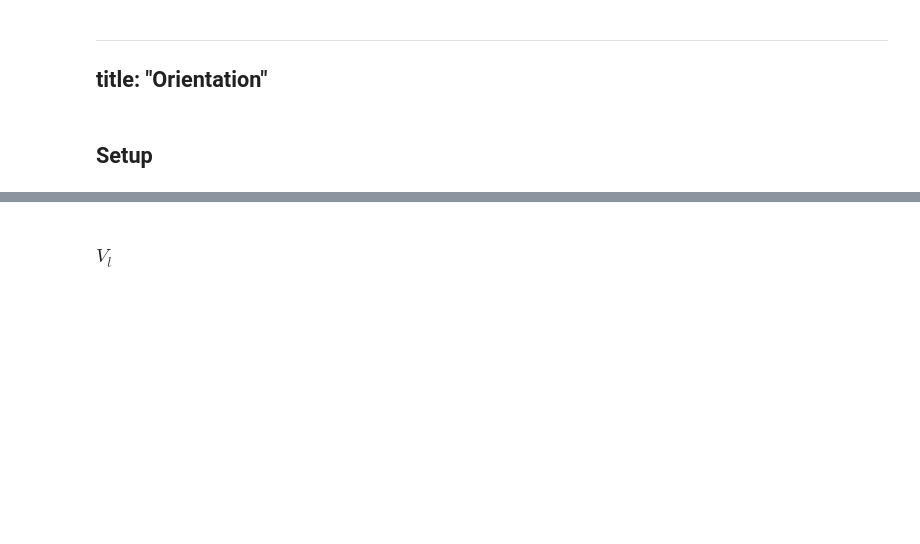
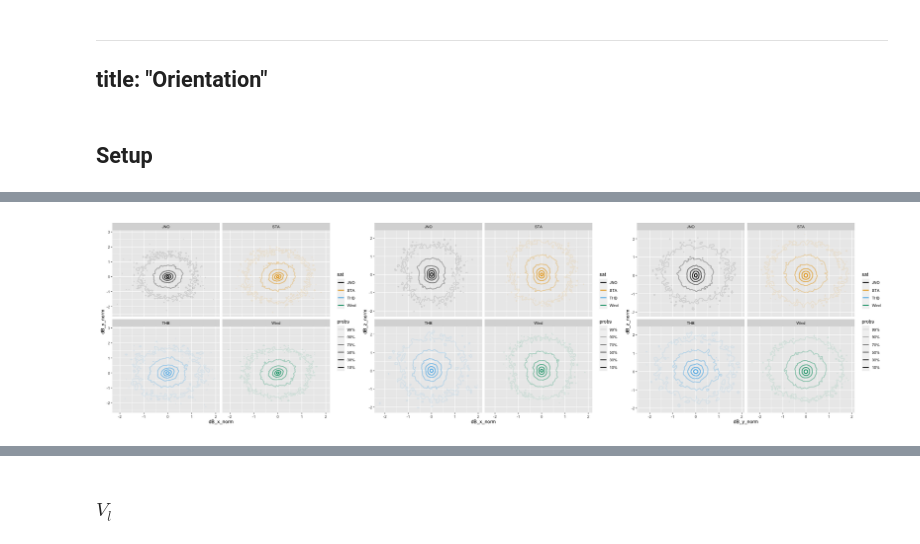
Before and after one commit to Beforerr/discontinuitypy, a Jupyter notebook: notebooks/analysis/02_orientation.ipynb, the cells around one changed output, grey strips where cells are left out. Cells and saved outputs as stored; diff of their text form; code cells hidden in the pictures; blank space fills up the shorter version.

```diff
--- a/notebooks/analysis/02_orientation.ipynb
+++ b/notebooks/analysis/02_orientation.ipynb
@@ -64,0 +111,34 @@ all_events_l2 = all_events_l1.pipe(process_events_l2)
+# %%
+%%R
+
+probs <- c(0.99, 0.9, 0.7, 0.5, 0.3, 0.1)
+
+plot_plot <- function(df, x, y, type = "hdr") {
+  p <- ggplot(all_events_l1, aes(x = .data[[x]], y = .data[[y]]) ) +
+    facet_wrap(vars(sat)) +
+    scale_color_okabeito(palette = "black_first")
+
+  if (type == "hdr") {
+    p <- p + geom_hdr_lines(
+      aes(color=sat),
+      probs = probs
+    )
+  } else if (type == "density") {
+    p <- p + geom_density_2d_filled()
+  }
+
+  return (p)
+}
+# %%
+%%R -w 1800
+
+x <- "dB_x_norm"
+y <- "dB_y_norm"
+z <- "dB_z_norm"
+
+p1 <- plot_plot(all_events_l1, x, y)
+p2 <- plot_plot(all_events_l1, x, z)
+p3 <- plot_plot(all_events_l1, y, z)
+
+p1 | p2 | p3
+# %% [output]
@@ -64,0 +146 @@ all_events_l2 = all_events_l1.pipe(process_events_l2)
+[figure, added]
```
Also changed, not shown: parts of 15 cells of this notebook, 33 other files.
